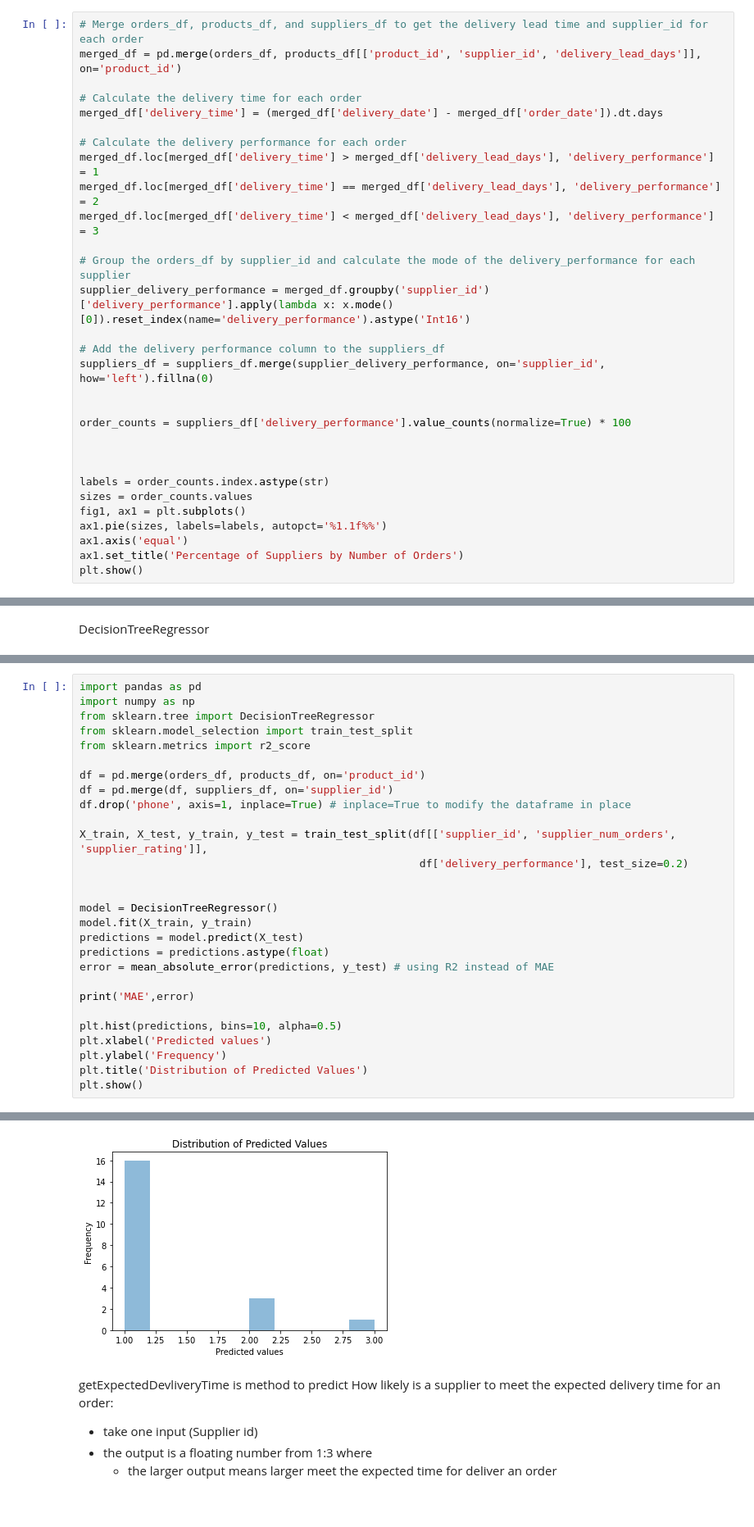
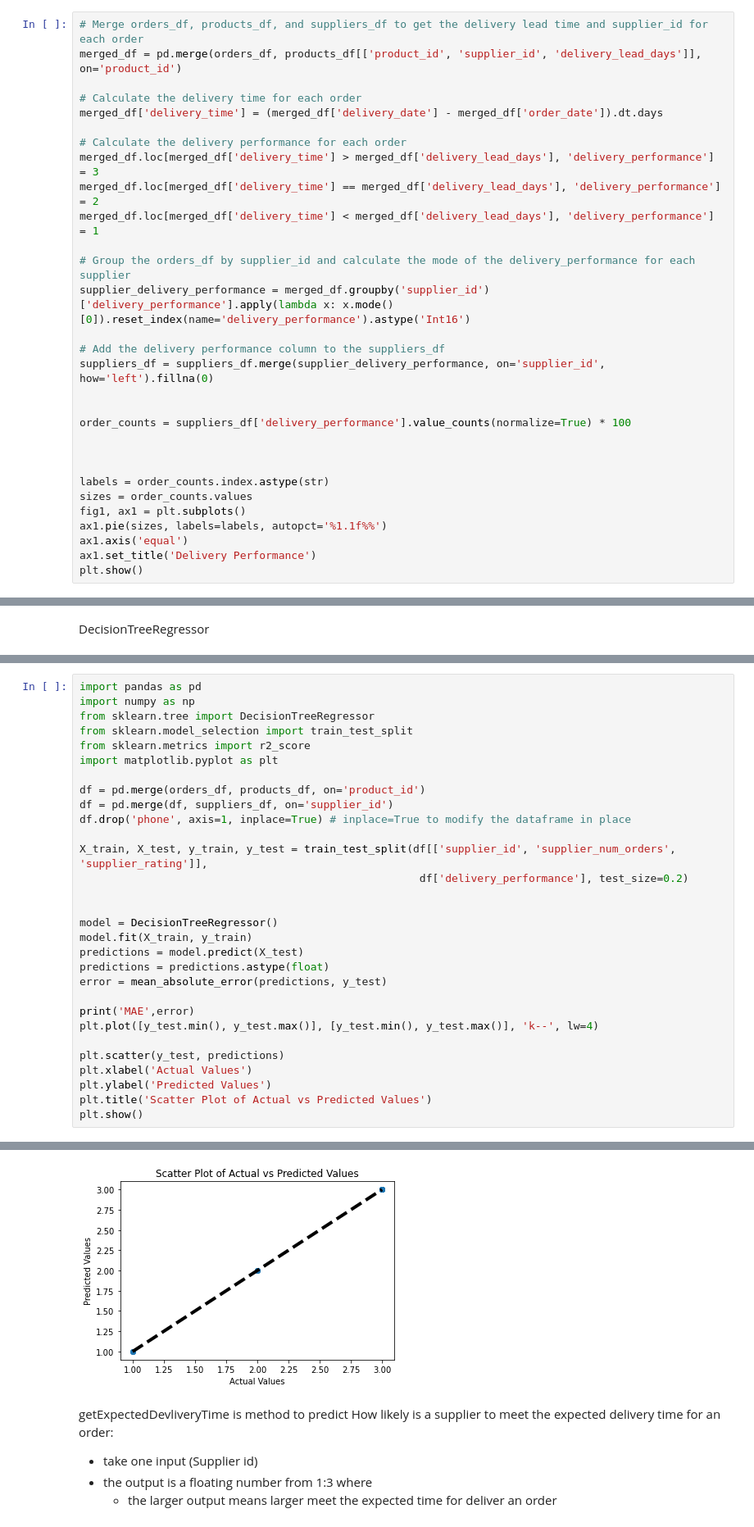
Before and after one commit to hossammeligy/Data-Science-Task, a Jupyter notebook: code.ipynb, the cells around one changed output, grey strips where cells are left out. Shown at 82% size. Drawn from its saved outputs; the diff is of its cells as text.

```diff
--- a/code.ipynb
+++ b/code.ipynb
@@ -181,9 +194,9 @@ merged_df = pd.merge(orders_df, products_df[['product_id', 'supplier_id', 'deliv
 merged_df['delivery_time'] = (merged_df['delivery_date'] - merged_df['order_date']).dt.days
 
 # Calculate the delivery performance for each order
-merged_df.loc[merged_df['delivery_time'] > merged_df['delivery_lead_days'], 'delivery_performance'] = 1
+merged_df.loc[merged_df['delivery_time'] > merged_df['delivery_lead_days'], 'delivery_performance'] = 3
 merged_df.loc[merged_df['delivery_time'] == merged_df['delivery_lead_days'], 'delivery_performance'] = 2
-merged_df.loc[merged_df['delivery_time'] < merged_df['delivery_lead_days'], 'delivery_performance'] = 3
+merged_df.loc[merged_df['delivery_time'] < merged_df['delivery_lead_days'], 'delivery_performance'] = 1
 
 # Group the orders_df by supplier_id and calculate the mode of the delivery_performance for each supplier
 supplier_delivery_performance = merged_df.groupby('supplier_id')['delivery_performance'].apply(lambda x: x.mode()[0]).reset_index(name='delivery_performance').astype('Int16')
@@ -201,6 +214,6 @@ sizes = order_counts.values
 fig1, ax1 = plt.subplots()
 ax1.pie(sizes, labels=labels, autopct='%1.1f%%')
 ax1.axis('equal')
-ax1.set_title('Percentage of Suppliers by Number of Orders')
+ax1.set_title('Delivery Performance')
 plt.show()
 # %% [output]
@@ -420,6 +593,7 @@ import numpy as np
 from sklearn.tree import DecisionTreeRegressor
 from sklearn.model_selection import train_test_split
 from sklearn.metrics import r2_score
+import matplotlib.pyplot as plt
 
 df = pd.merge(orders_df, products_df, on='product_id')
 df = pd.merge(df, suppliers_df, on='supplier_id')
@@ -433,13 +607,14 @@ model = DecisionTreeRegressor()
 model.fit(X_train, y_train)
 predictions = model.predict(X_test)
 predictions = predictions.astype(float)
-error = mean_absolute_error(predictions, y_test) # using R2 instead of MAE
+error = mean_absolute_error(predictions, y_test)
 
 print('MAE',error)
+plt.plot([y_test.min(), y_test.max()], [y_test.min(), y_test.max()], 'k--', lw=4)
 
-plt.hist(predictions, bins=10, alpha=0.5)
-plt.xlabel('Predicted values')
-plt.ylabel('Frequency')
-plt.title('Distribution of Predicted Values')
+plt.scatter(y_test, predictions)
+plt.xlabel('Actual Values')
+plt.ylabel('Predicted Values')
+plt.title('Scatter Plot of Actual vs Predicted Values')
 plt.show()
 # %% [output]
@@ -447,4 +622,4 @@ MAE 0.2
-[figure, old version]
+[figure, new version]
 # %% [markdown]
 getExpectedDevliveryTime is method to predict How likely is a supplier to meet the expected delivery time for an order:
 - take one input (Supplier id)
```
Also changed, not shown: parts of 30 cells of this notebook, 1 other file.
